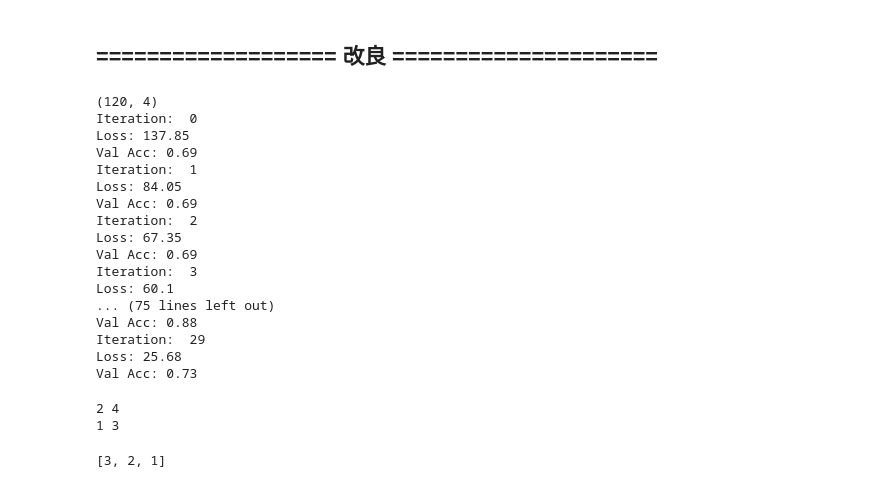
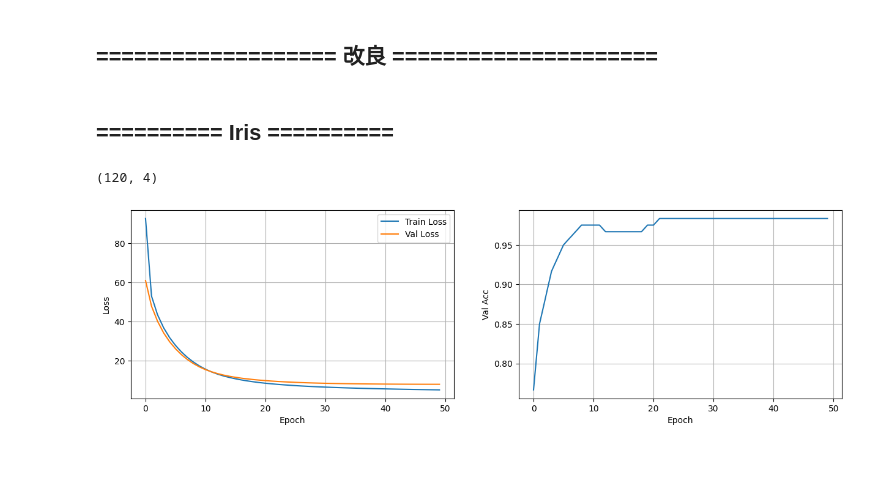
Before and after one commit to eddy0117/nn_hw, a Jupyter notebook: hw2.ipynb, the cells around one changed output. Saved outputs shown, nothing was run; the diff lists cells and outputs as text; code cells hidden in the pictures; blank space fills up the shorter version.

```diff
--- a/hw2.ipynb
+++ b/hw2.ipynb
@@ -129,9 +147,3 @@ class Softmax:
 Softmax().forward(np.array([[1, 5, 2]]))
 # %% [output]
 array([[0.01714783, 0.93623955, 0.04661262]])
-# %%
-a = np.random.randn(3, 4)
-b = np.random.randn(4)
-print(a)
-print(b)
-print(a.dot(b))
@@ -266,5 +149,0 @@ m: 4 n: 150
-# %%
-X_train = inputs
-Y_train = np.argmax(labels, axis=0)
-# Y_train = labels
-W1, b1, W2, b2 = gradient_descent(X_train, Y_train, 0.10, 500)
@@ -364,5 +149,0 @@ m: 150 n: 4
-# %%
-X_train = inputs
-Y_train = np.argmax(labels, axis=0)
-# Y_train = labels
-W1, b1, W2, b2 = gradient_descent(X_train, Y_train, 0.05, 101)
@@ -750,3 +467,5 @@ class Softmax:
+# %% [markdown]
+## ========== Iris ==========
 # %%
 import numpy as np
 
@@ -771,7 +490,7 @@ for d in data:
 
 inputs = data[:, :4].astype(np.float32)
 
-# inputs = (inputs - np.mean(inputs, axis=0)) / np.std(inputs, axis=0)
+inputs = (inputs - np.mean(inputs, axis=0)) / np.std(inputs, axis=0)
 
 labels = np.array(labels)
 
@@ -786,66 +505,38 @@ Y_data = labels[idx]
 train_size = int(len(X_data) * 0.8)
 val_size = len(X_data) - train_size
 
 X_train, Y_train = X_data[:train_size], Y_data[:train_size]
 X_val, Y_val = X_data[val_size:], Y_data[val_size:]
 
 print(X_train.shape)
 
 batch_size = 3
 lr = 0.05
 
 
 init_params = {
     'w': [
         np.random.randn(4, 5) * np.sqrt(2/4),
-        np.random.randn(5, 5) * np.sqrt(2/10),
-        np.random.randn(5, 5) * np.sqrt(2/10),
+        # np.random.randn(5, 5) * np.sqrt(2/10),
+        # np.random.randn(5, 5) * np.sqrt(2/10),
         np.random.randn(5, 3) * np.sqrt(2/5)
         ],
     'b': [
         np.zeros((1, 5)),
-        np.zeros((1, 5)),
-        np.zeros((1, 5)),
+        # np.zeros((1, 5)),
+        # np.zeros((1, 5)),
         np.zeros((1, 3))
         ],
     'act_func': [
         ReLU,
-        ReLU,
-        ReLU,
+        # ReLU,
+        # ReLU,
         Softmax
                  ]
     }
 
-params = gradient_descent(init_params, X_train, Y_train, X_val, Y_val, lr, 30, batch_size)
+params = train(init_params, X_train, Y_train, X_val, Y_val, lr, 50, batch_size)
 # params
 # %% [output]
 (120, 4)
-Iteration:  0
-Loss: 137.85
-Val Acc: 0.69
-Iteration:  1
-Loss: 84.05
-Val Acc: 0.69
-Iteration:  2
-Loss: 67.35
-Val Acc: 0.69
-Iteration:  3
-Loss: 60.1
-... (75 lines left out)
-Val Acc: 0.88
-Iteration:  29
-Loss: 25.68
-Val Acc: 0.73
+[figure, added]
-# %%
-a = {'a': [1, 2], 'b': [3, 4]}
-
-for x, y in reversed(list(zip(a['a'], a['b']))):
-    print(x, y)
-
-a = [1, 2, 3]
-# inverse a
-a[::-1]
-# %% [output]
-2 4
-1 3
-[3, 2, 1]
```
Also changed, not shown: parts of 13 cells of this notebook, 2 other files.
